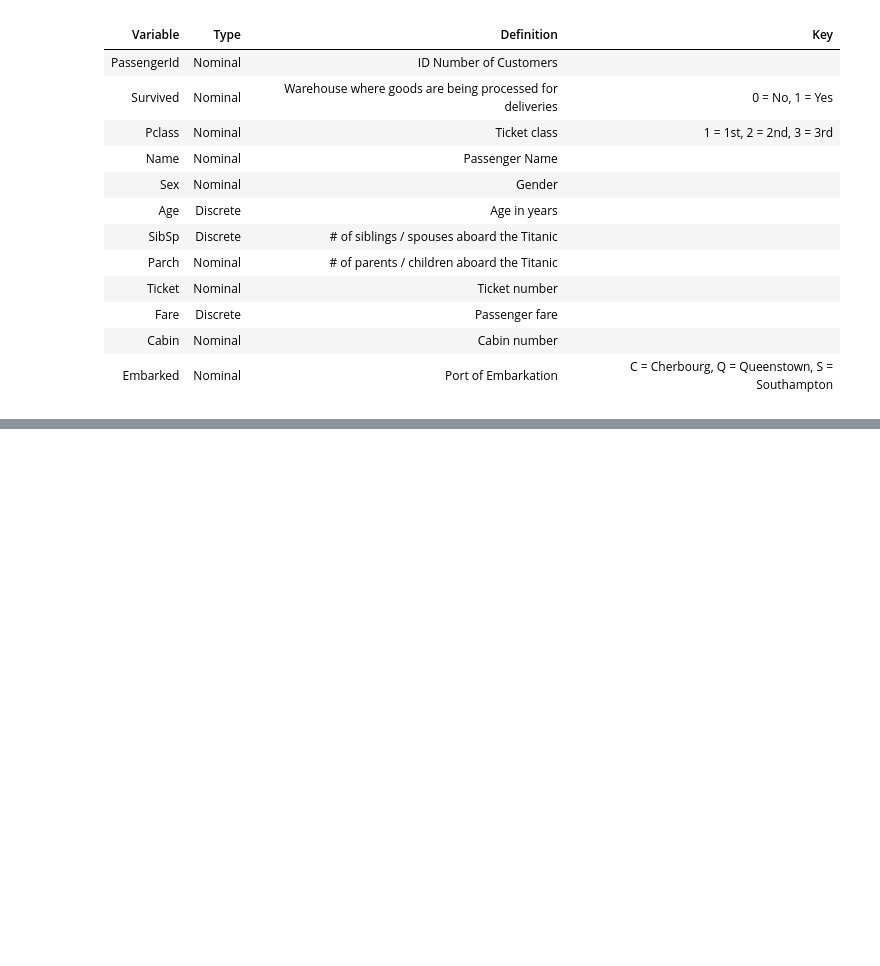
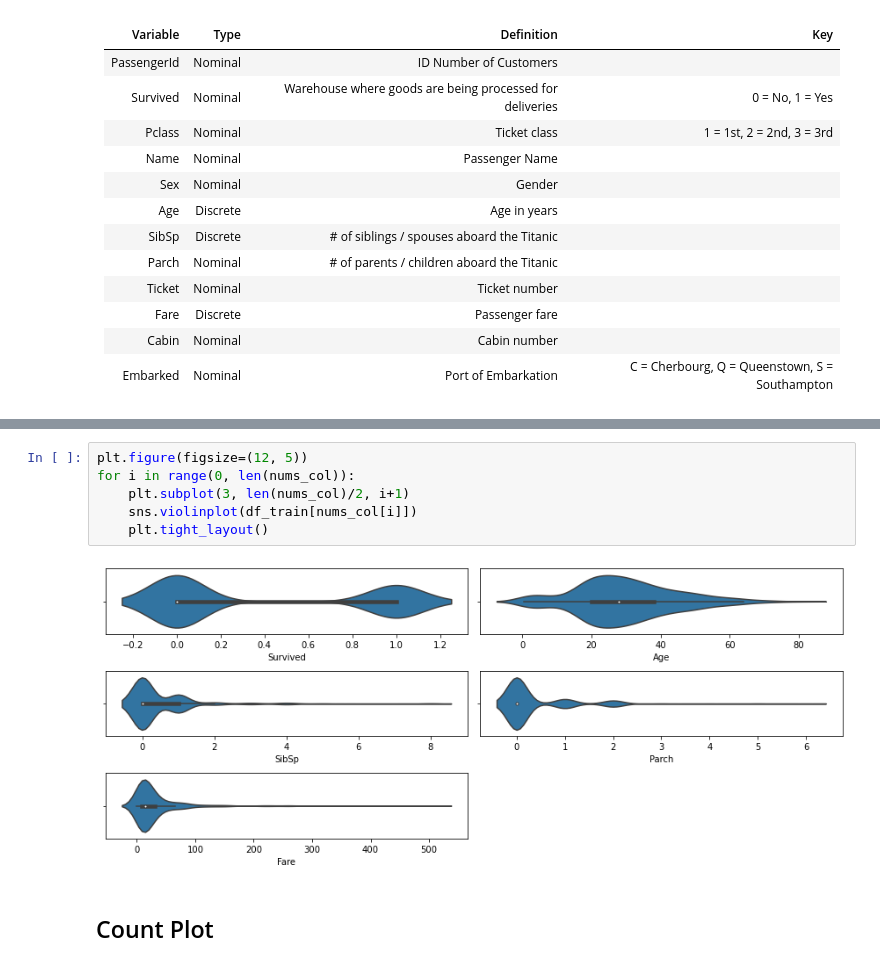
Before and after one commit to edwardjacob2315/Titanic-Data-Logistic-Regresstion, a Jupyter notebook: Titanic.ipynb, the cells around one changed output, grey strips where cells are left out. Drawn from its saved outputs; the diff is of its cells as text; blank space fills up the shorter version.

```diff
--- a/Titanic.ipynb
+++ b/Titanic.ipynb
@@ -71,0 +174,10 @@ memory usage: 83.7+ KB
+# %%
+plt.figure(figsize=(12, 5))
+for i in range(0, len(nums_col)):
+    plt.subplot(3, len(nums_col)/2, i+1)
+    sns.violinplot(df_train[nums_col[i]])
+    plt.tight_layout()
+# %% [output]
+[figure, added]
+# %% [markdown]
+## Count Plot
```
Also changed, not shown: parts of 41 cells of this notebook.
